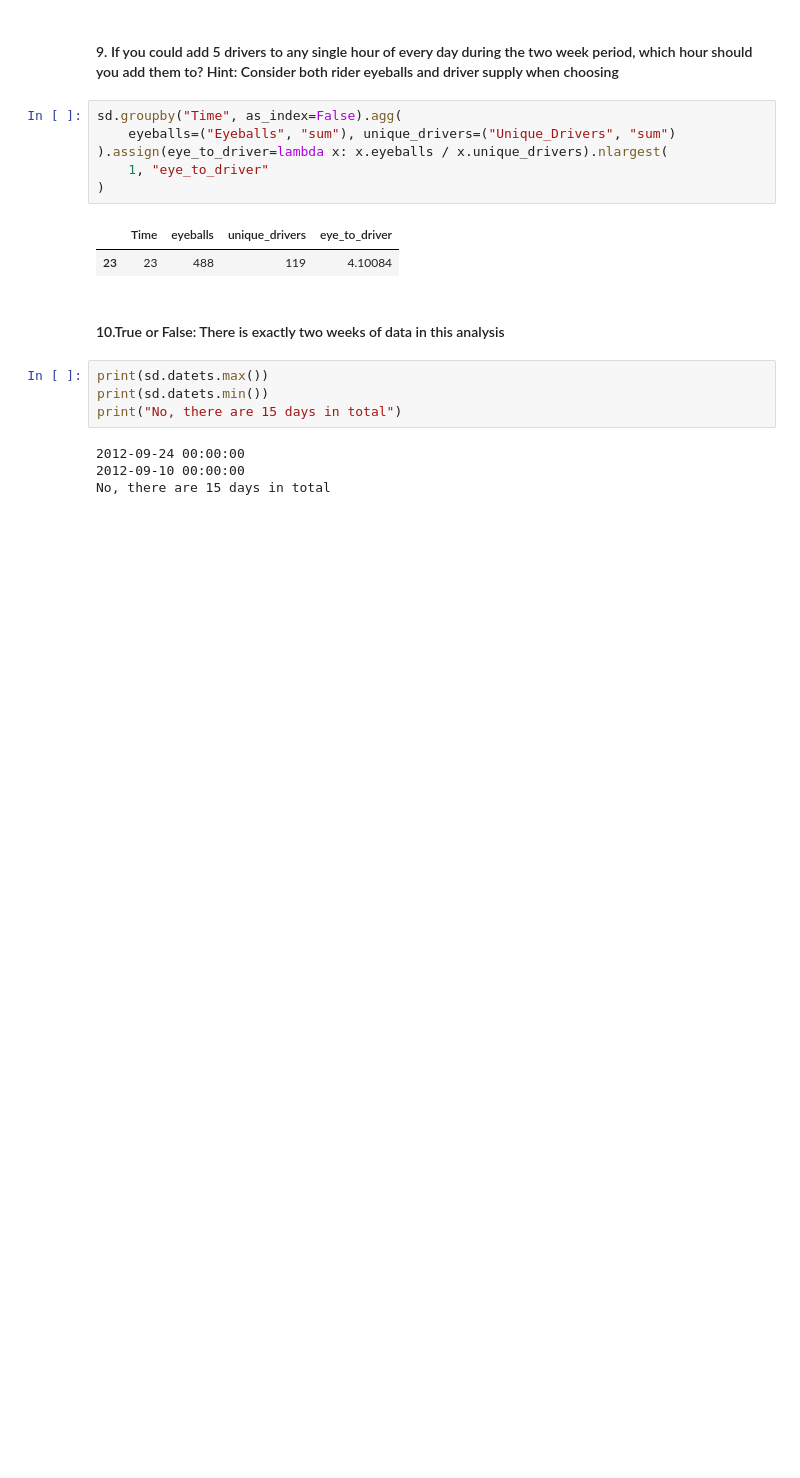
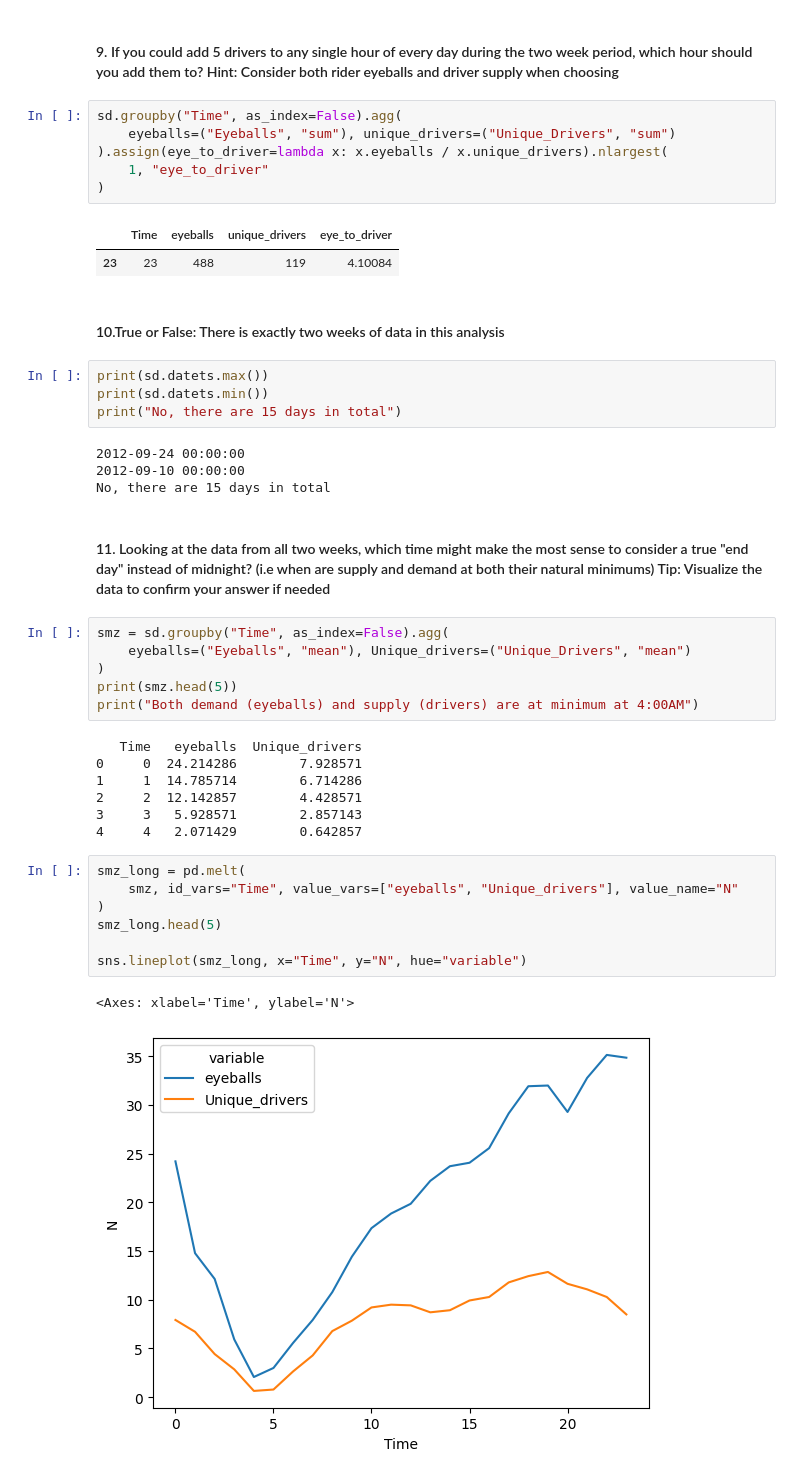
Before and after one commit to J-ZW-Wang/ss_data_project, a Jupyter notebook: Uber_Insights_from_City_Supply_and_Demand_Data/Insights_from_City_Supply_and_Demand_Data.ipynb, the cells around one changed output. Drawn from its saved outputs; the diff is of its cells as text; blank space fills up the shorter version.

```diff
--- a/Uber_Insights_from_City_Supply_and_Demand_Data/Insights_from_City_Supply_and_Demand_Data.ipynb
+++ b/Uber_Insights_from_City_Supply_and_Demand_Data/Insights_from_City_Supply_and_Demand_Data.ipynb
@@ -126,3 +140,28 @@ print("No, there are 15 days in total")
 2012-09-24 00:00:00
 2012-09-10 00:00:00
 No, there are 15 days in total
+# %% [markdown]
+#### 11. Looking at the data from all two weeks, which time might make the most sense to consider a true "end day" instead of midnight? (i.e when are supply and demand at both their natural minimums) Tip: Visualize the data to confirm your answer if needed
+# %%
+smz = sd.groupby("Time", as_index=False).agg(
+    eyeballs=("Eyeballs", "mean"), Unique_drivers=("Unique_Drivers", "mean")
+)
+print(smz.head(5))
+print("Both demand (eyeballs) and supply (drivers) are at minimum at 4:00AM")
+# %% [output]
+   Time   eyeballs  Unique_drivers
+0     0  24.214286        7.928571
+1     1  14.785714        6.714286
+2     2  12.142857        4.428571
+3     3   5.928571        2.857143
+4     4   2.071429        0.642857
+# %%
+smz_long = pd.melt(
+    smz, id_vars="Time", value_vars=["eyeballs", "Unique_drivers"], value_name="N"
+)
+smz_long.head(5)
+
+sns.lineplot(smz_long, x="Time", y="N", hue="variable")
+# %% [output]
+<Axes: xlabel='Time', ylabel='N'>
+[figure, added]
```
Also changed, not shown: parts of 7 cells of this notebook.
